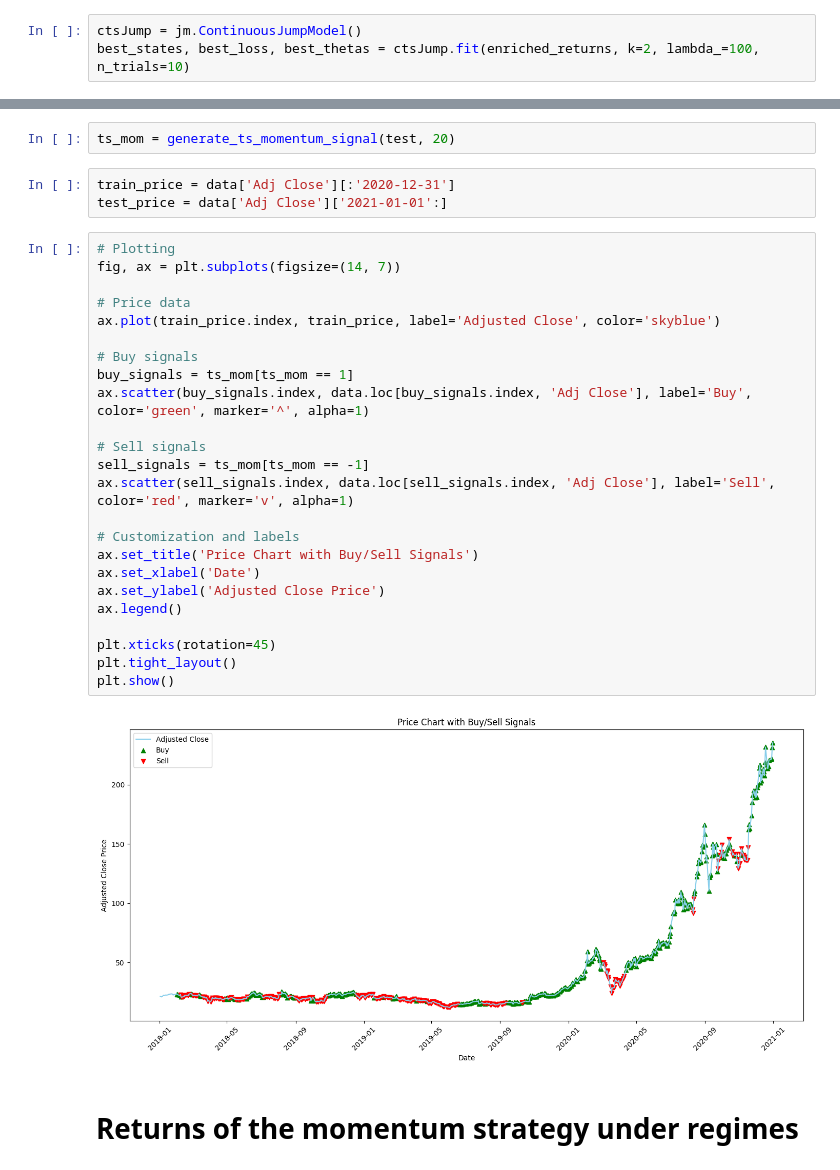
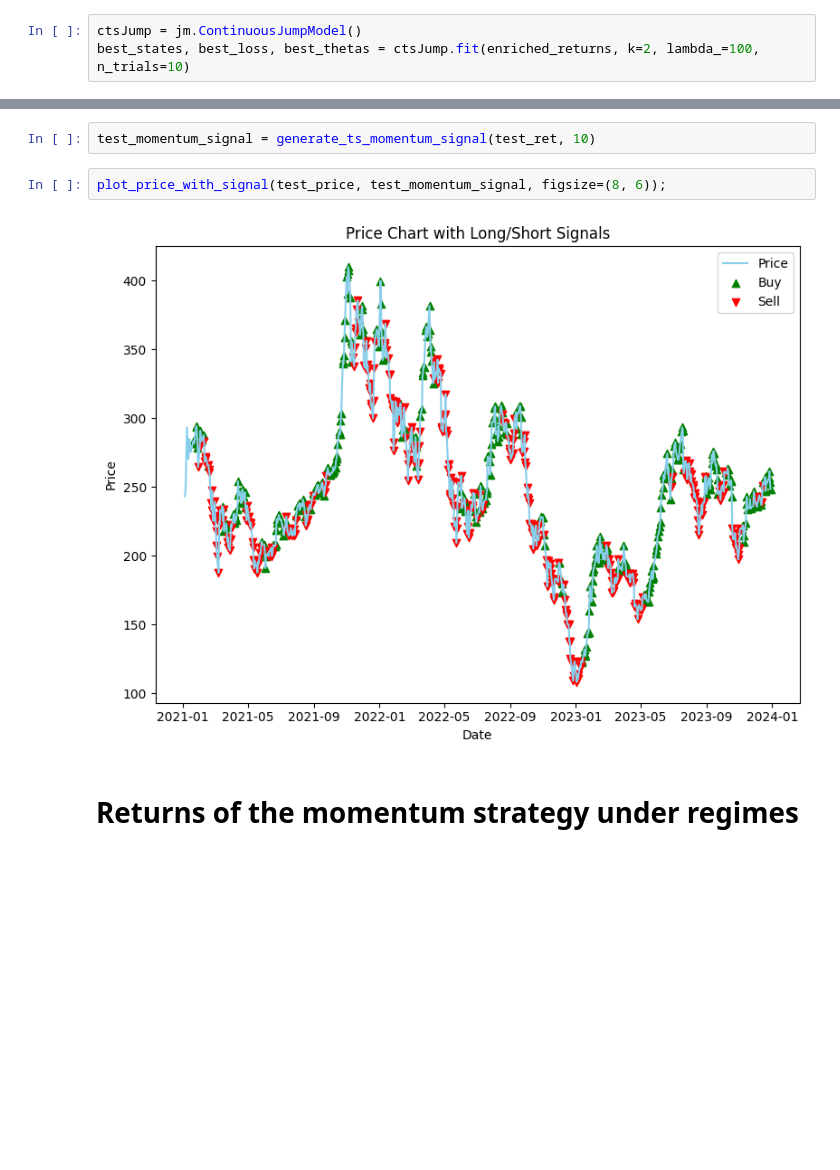
Before and after one commit to YimingZhang07/quantbullet, a Jupyter notebook: docs/research/momentum_dev.ipynb, the cells around one changed output, grey strips where cells are left out. Drawn from its saved outputs; the diff is of its cells as text; blank space fills up the shorter version.

Commit message:
add the regime detection + momentum strategy notebook.

```diff
--- a/docs/research/momentum_dev.ipynb
+++ b/docs/research/momentum_dev.ipynb
@@ -113,33 +101,8 @@ dtype: float64
-# %%
-ts_mom = generate_ts_momentum_signal(test, 20)
-# %%
-train_price = data['Adj Close'][:'2020-12-31']
-test_price = data['Adj Close']['2021-01-01':]
-# %%
-# Plotting
-fig, ax = plt.subplots(figsize=(14, 7))
-
-# Price data
-ax.plot(train_price.index, train_price, label='Adjusted Close', color='skyblue')
-
-# Buy signals
-buy_signals = ts_mom[ts_mom == 1]
-ax.scatter(buy_signals.index, data.loc[buy_signals.index, 'Adj Close'], label='Buy', color='green', marker='^', alpha=1)
-
-# Sell signals
-sell_signals = ts_mom[ts_mom == -1]
-ax.scatter(sell_signals.index, data.loc[sell_signals.index, 'Adj Close'], label='Sell', color='red', marker='v', alpha=1)
-
-# Customization and labels
-ax.set_title('Price Chart with Buy/Sell Signals')
-ax.set_xlabel('Date')
-ax.set_ylabel('Adjusted Close Price')
-ax.legend()
-
-plt.xticks(rotation=45)
-plt.tight_layout()
-plt.show()
-# %% [output]
-[figure, removed]
+# %%
+test_momentum_signal = generate_ts_momentum_signal(test_ret, 10)
+# %%
+plot_price_with_signal(test_price, test_momentum_signal, figsize=(8, 6));
+# %% [output]
+[figure, added]
 # %% [markdown]
 # Returns of the momentum strategy under regimes
```
Also changed, not shown: parts of 36 cells of this notebook, 2 other files.
